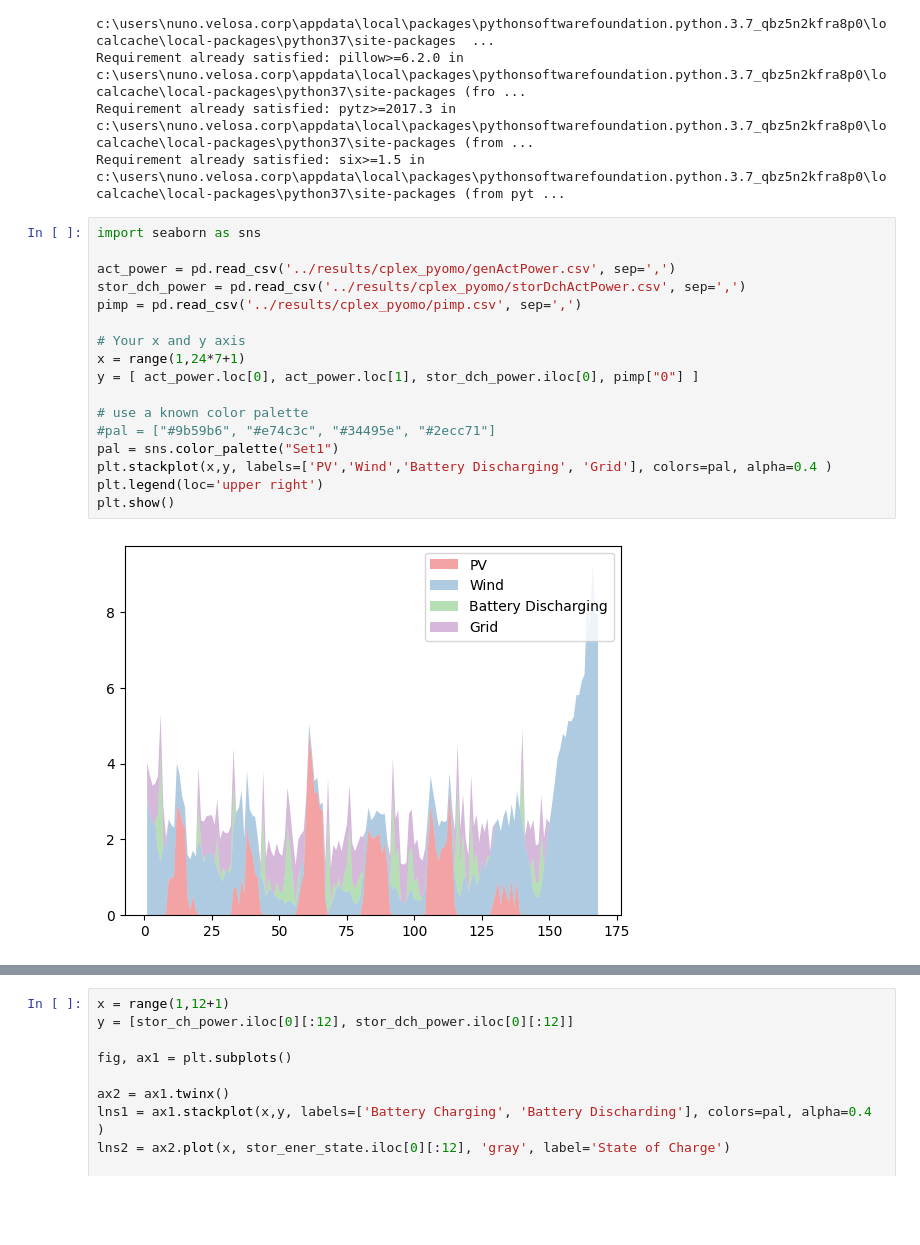
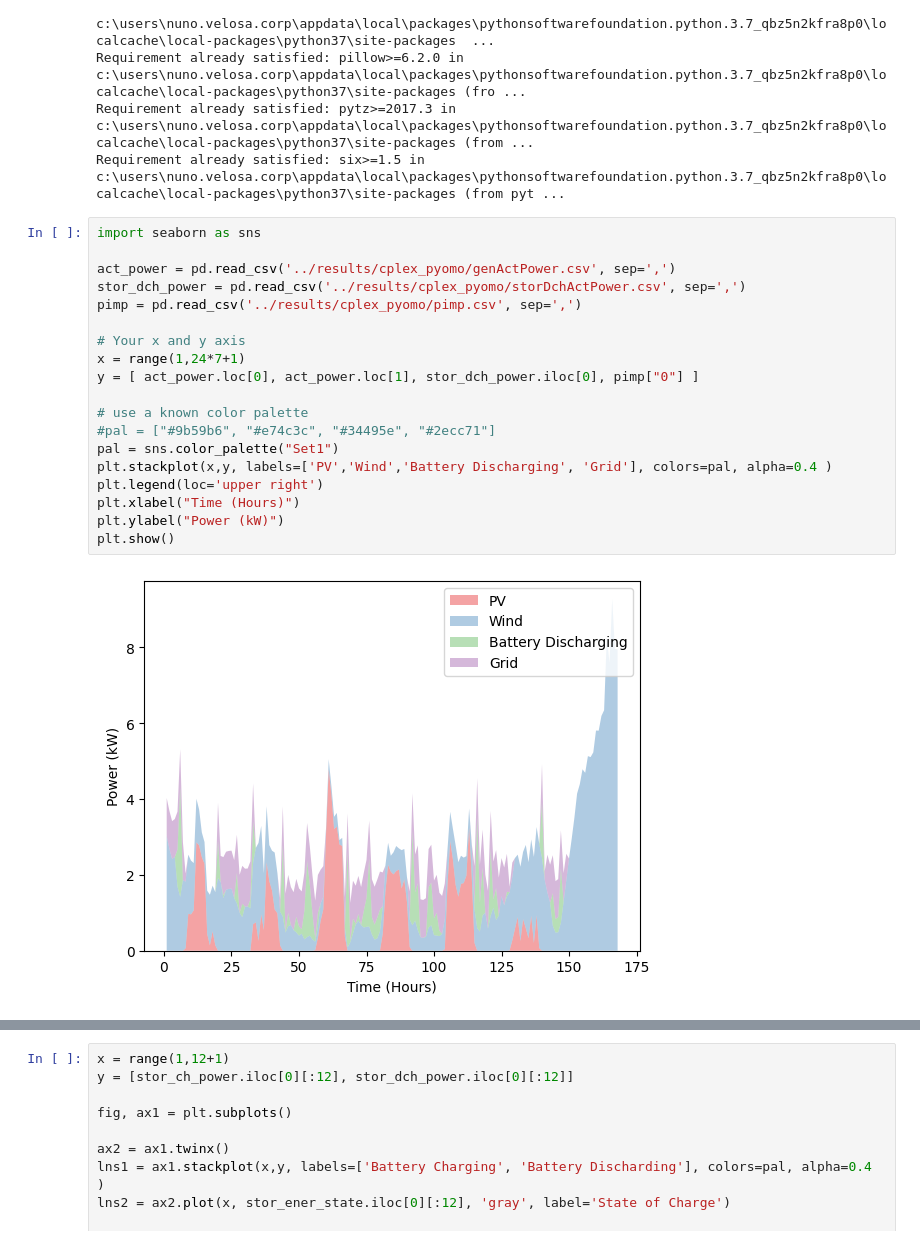
Before and after one commit to feelab-info/PROCSIM_ECs_Simulation_Scenarios, a Jupyter notebook: paper_experiments/Experiment2_EC_Optimization.ipynb, the cells around one changed output, grey strips where cells are left out. Saved outputs shown, nothing was run; the diff lists cells and outputs as text; blank space fills up the shorter version.

```diff
--- a/paper_experiments/Experiment2_EC_Optimization.ipynb
+++ b/paper_experiments/Experiment2_EC_Optimization.ipynb
@@ -972,22 +972,24 @@ Requirement already satisfied: six>=1.5 in c:\users\nuno.velosa.corp\appdata\loc
 # %%
 import seaborn as sns
 
 act_power = pd.read_csv('../results/cplex_pyomo/genActPower.csv', sep=',')
 stor_dch_power = pd.read_csv('../results/cplex_pyomo/storDchActPower.csv', sep=',')
 pimp = pd.read_csv('../results/cplex_pyomo/pimp.csv', sep=',')
 
 # Your x and y axis
 x = range(1,24*7+1)
 y = [ act_power.loc[0], act_power.loc[1], stor_dch_power.iloc[0], pimp["0"] ]
 
 # use a known color palette
 #pal = ["#9b59b6", "#e74c3c", "#34495e", "#2ecc71"]
 pal = sns.color_palette("Set1")
 plt.stackplot(x,y, labels=['PV','Wind','Battery Discharging', 'Grid'], colors=pal, alpha=0.4 )
 plt.legend(loc='upper right')
+plt.xlabel("Time (Hours)")
+plt.ylabel("Power (kW)")
 plt.show()
 # %% [output]
-[figure, old version]
+[figure, new version]
 # %%
 load_power = pd.read_csv('../results/cplex_pyomo/loadXo.csv', sep=',')
 stor_ch_power = pd.read_csv('../results/cplex_pyomo/storChActPower.csv', sep=',')
```
Also changed, not shown: parts of 8 cells of this notebook, 1 other file.
